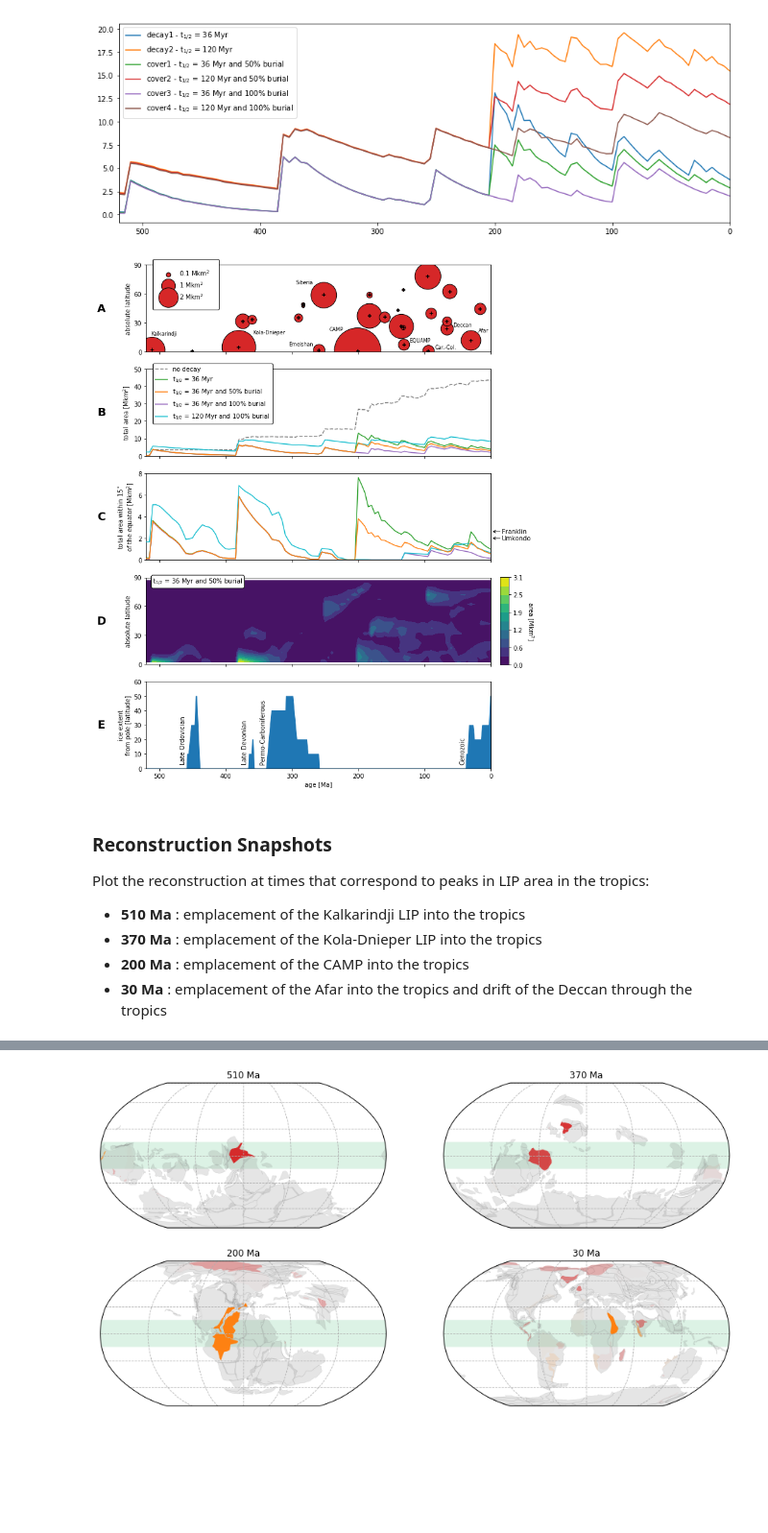
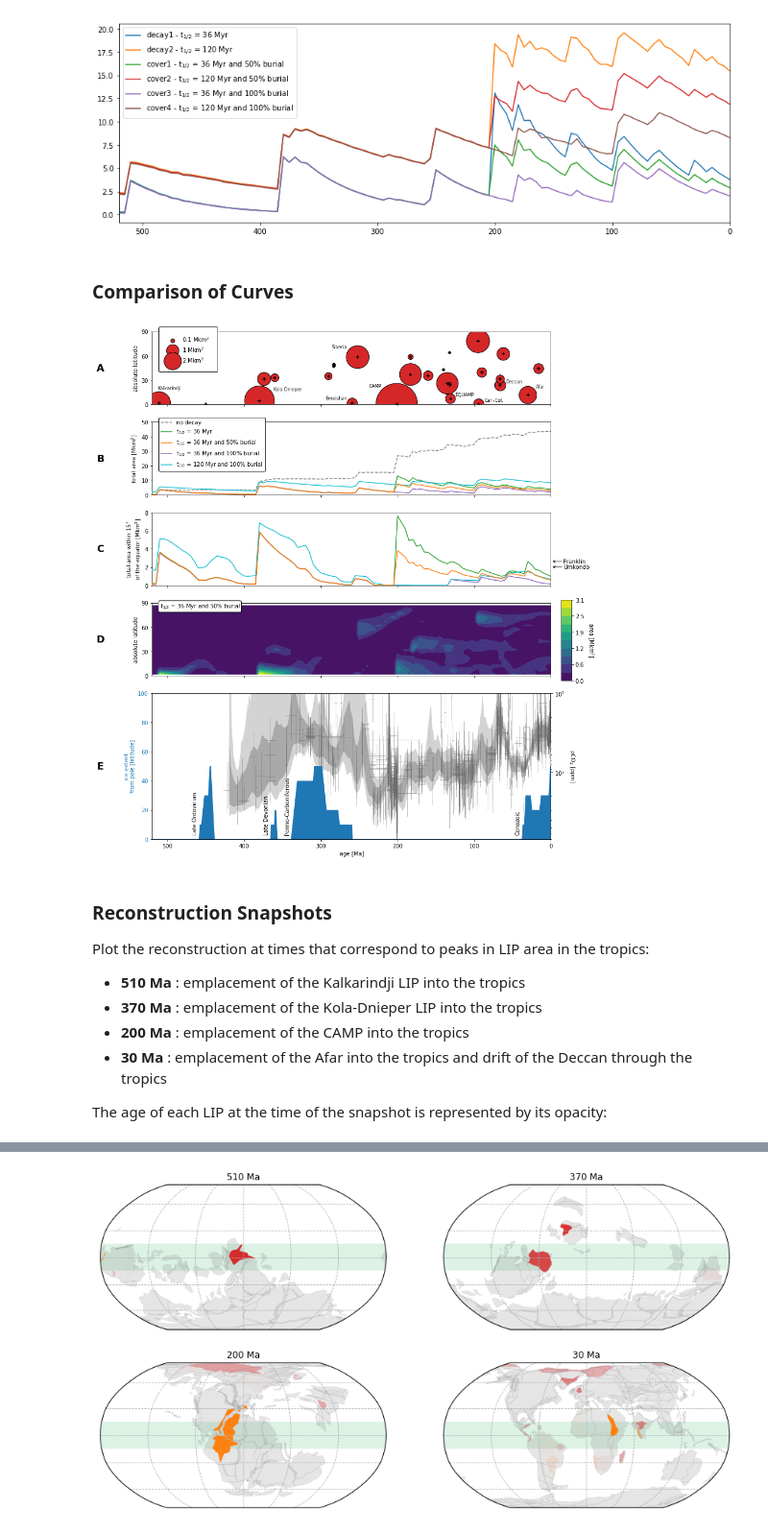
Before and after one commit to Swanson-Hysell-Group/2020_large_igneous_provinces, a Jupyter notebook: Code/LIP_Reconstruction.ipynb, the cells around one changed output, grey strips where cells are left out. Shown at 96% size. Saved outputs shown, nothing was run; the diff lists cells and outputs as text; code cells hidden in the pictures; blank space fills up the shorter version.

Commit message:
add pCO2 data to plots
shapefile plotting is broken (but only for some shapefiles) now for some reason... needs looking into

```diff
--- a/Code/LIP_Reconstruction.ipynb
+++ b/Code/LIP_Reconstruction.ipynb
@@ -63,6 +65,14 @@ craton_feature_collection = pygplates.FeatureCollection.read(root+'Paleogeo_mode
 model = root+'Paleogeo_models/TC2017_SHM2017_D2018.rot'
 # %%
 ice = pd.read_csv('../Data/Ice_Extent.csv')
+# %%
+pCO2_alkenones = pd.read_csv('../Data/Foster2017a_alkenones.csv')
+pCO2_boron = pd.read_csv('../Data/Foster2017a_boron.csv')
+pCO2_liverworts = pd.read_csv('../Data/Foster2017a_liverworts.csv')
+pCO2_paleosols = pd.read_csv('../Data/Foster2017a_paleosols.csv')
+pCO2_stomat = pd.read_csv('../Data/Foster2017a_stomat.csv')
+
+pCO2_LOESS = pd.read_csv('../Data/Foster2017a_LOESS.csv')
 # %% [markdown]
 ## Analysis Function
 
@@ -891,8 +901,10 @@ ax.legend()
 plt.show(fig)
 # %% [output]
 [figure]
+# %% [markdown]
+### Comparison of Curves
 # %%
-fig, ax = plt.subplots(nrows=5, ncols=1, figsize=(10,15), sharex=True)
+fig, ax = plt.subplots(nrows=5, ncols=1, figsize=(13,17), sharex=True, gridspec_kw={'height_ratios':[1,1,1,1,2]})
 
 ### LIP centroids
 
@@ -909,23 +921,23 @@ l2 = ax[0].scatter([],[], s=1000000*scatter_size_ratio, facecolor='C3', edgecolo
 l3 = ax[0].scatter([],[], s=2000000*scatter_size_ratio, facecolor='C3', edgecolor='k')
 box = ax[0].get_position()
 labels = ['0.1 Mkm$^{2}$', '1 Mkm$^{2}$', '2 Mkm$^{2}$']
-ax[0].text(513, 19, 'Kalkarindji', fontsize=8,
+ax[0].text(513, 20, 'Kalkarindji', fontsize=8,
            horizontalalignment='left',verticalalignment='center')
-ax[0].text(359, 20, 'Kola-Dnieper', fontsize=8,
+ax[0].text(362, 19, 'Kola-Dnieper', fontsize=8,
            horizontalalignment='left',verticalalignment='center')
-ax[0].text(268, 8, 'Emeishan', fontsize=8,
+ax[0].text(266, 8, 'Emeishan', fontsize=8,
            horizontalalignment='right',verticalalignment='center')
-ax[0].text(268, 72, 'Siberia', fontsize=8,
+ax[0].text(266, 71, 'Siberia', fontsize=8,
            horizontalalignment='right',verticalalignment='center')
-ax[0].text(223, 23, 'CAMP', fontsize=8,
+ax[0].text(221, 23, 'CAMP', fontsize=8,
            horizontalalignment='right',verticalalignment='center')
-ax[0].text(123, 12, 'EQUAMP', fontsize=8,
+ax[0].text(125, 12, 'EQUAMP', fontsize=8,
            horizontalalignment='left',verticalalignment='center')
-ax[0].text(85, 5, 'Car.-Col.', fontsize=8,
+ax[0].text(87, 5, 'Car.-Col.', fontsize=8,
            horizontalalignment='left',verticalalignment='center')
-ax[0].text(57, 28, 'Deccan', fontsize=8,
+ax[0].text(59, 28, 'Deccan', fontsize=8,
            horizontalalignment='left',verticalalignment='center')
-ax[0].text(19, 22, 'Afar', fontsize=8,
+ax[0].text(20, 22, 'Afar', fontsize=8,
            horizontalalignment='left',verticalalignment='center')
 ax[0].legend([l1, l2, l3], labels,
              borderpad=1.5,edgecolor='k',facecolor='white',loc='upper left',bbox_to_anchor=(0.01,1.1),framealpha=1)
@@ -981,7 +993,7 @@ ax[2].text(1.031, Umkondo_y, 'Umkondo', fontsize=10,
 values = abs_areas_LIPs_cover1_df.values[:,3:]/1e6
 levels = np.linspace(np.min(values),np.max(values),11)
 cntrf = ax[3].contourf(ts, abs_areas_LIPs_cover1_df['lat_mids'], values, cmap='viridis', levels=levels)
-cbar_position = fig.add_axes([0.92,0.28,0.02,0.132])
+cbar_position = fig.add_axes([0.92,0.361,0.02,0.12])
 cbar = fig.colorbar(cntrf, cax=cbar_position)
 cbar.set_ticks(np.linspace(np.min(values),np.max(values),6))
 cbar.set_ticklabels(np.round(np.linspace(np.min(values),np.max(values),6),1))
@@ -989,36 +1001,76 @@ cbar.ax.set_ylabel('area [Mkm$^{2}$]', rotation=270, labelpad=20)
 ax[3].set_ylabel('absolute latitude')
 ax[3].set_yticks([0,30,60,90])
 ax[3].text(0.02, 0.95, 't$_{1/2}$ = 36 Myr and 50% burial',
            bbox=dict(facecolor='white', edgecolor='k', boxstyle='round'),
            horizontalalignment='left',verticalalignment='center',transform=ax[3].transAxes)
 ax[3].text(-0.13, 0.5, 'D', fontweight='bold', fontsize=18,
            horizontalalignment='center',verticalalignment='center',transform=ax[3].transAxes)
 
 ### ICE EXTENT
 
 ax[4].fill_between(ice['AGE (MA)'], ice['LATITUDE FROM POLE'], color='C0')
 ax[4].set_xlabel('age [Ma]')
-ax[4].set_ylabel('ice extent\nfrom pole [latitude]')
-ax[4].set_ylim(0,60)
+ax[4].set_ylabel('ice extent\nfrom pole [latitude]', color='C0')
+ax[4].tick_params(axis='y', labelcolor='C0')
+ax[4].set_ylim(0,100)
 ax[4].text(464, 3, 'Late Ordovician', rotation=90,
            horizontalalignment='center',verticalalignment='bottom')
 ax[4].text(371, 3, 'Late Devonian', rotation=90,
            horizontalalignment='center',verticalalignment='bottom')
 ax[4].text(344, 3, 'Permo-Carboniferous', rotation=90,
            horizontalalignment='center',verticalalignment='bottom')
 ax[4].text(43, 3, 'Cenozoic', rotation=90,
            horizontalalignment='center',verticalalignment='bottom')
 ax[4].text(-0.13, 0.5, 'E', fontweight='bold', fontsize=18,
            horizontalalignment='center',verticalalignment='center',transform=ax[4].transAxes)
+ax[4].patch.set_visible(False) # hide the 'canvas' so I can plot the pCO2 below it
+
+### pCO2
+
+twinax = ax[4].twinx()
+twinax.set_zorder(ax[4].get_zorder()-1) # put the twinax behind
+twinax.set_yscale('log')
+twinax.fill_between(x=pCO2_LOESS['Age (Ma)'],y1=pCO2_LOESS['lw95%'],y2=pCO2_LOESS['up95%'],
+                    facecolor='lightgrey', zorder=1)
+twinax.fill_between(x=pCO2_LOESS['Age (Ma)'],y1=pCO2_LOESS['lw68%'],y2=pCO2_LOESS['up68%'],
+                    facecolor='darkgrey', zorder=2)
+twinax.errorbar(pCO2_alkenones['Age_Ma'], pCO2_alkenones['CO2_ppm'],
+                xerr=[pCO2_alkenones['Age_Ma']-pCO2_alkenones['Age_young'], pCO2_alkenones['Age_old']-pCO2_alkenones['Age_Ma']],
+                yerr=[pCO2_alkenones['CO2_ppm']-pCO2_alkenones['CO2_low'], pCO2_alkenones['CO2_high']-pCO2_alkenones['CO2_ppm']],
+                linestyle='none', elinewidth=0.5, alpha=0.8, c='dimgrey',
+                label='alkenone $\delta^{13}$C')
+twinax.errorbar(pCO2_boron['Age_Ma'], pCO2_boron['CO2_ppm'],
+                xerr=[pCO2_boron['Age_Ma']-pCO2_boron['Age_young'], pCO2_boron['Age_old']-pCO2_boron['Age_Ma']],
+                yerr=[pCO2_boron['CO2_ppm']-pCO2_boron['CO2_low'], pCO2_boron['CO2_high']-pCO2_boron['CO2_ppm']],
+                linestyle='none', elinewidth=0.5, alpha=0.8, c='dimgrey',
+                label='foraminifera boron isotopes')
+twinax.errorbar(pCO2_liverworts['Age_Ma'], pCO2_liverworts['CO2_ppm'],
+                xerr=[pCO2_liverworts['Age_Ma']-pCO2_liverworts['Age_young'], pCO2_liverworts['Age_old']-pCO2_liverworts['Age_Ma']],
+                yerr=[pCO2_liverworts['CO2_ppm']-pCO2_liverworts['CO2_low'], pCO2_liverworts['CO2_high']-pCO2_liverworts['CO2_ppm']],
+                linestyle='none', elinewidth=0.5, alpha=0.8, c='dimgrey',
+                label='liverwort $\delta^{13}$C')
+twinax.errorbar(pCO2_paleosols['Age_Ma'], pCO2_paleosols['CO2_ppm'],
+                xerr=[pCO2_paleosols['Age_Ma']-pCO2_paleosols['Age_young'], pCO2_paleosols['Age_old']-pCO2_paleosols['Age_Ma']],
+                yerr=[pCO2_paleosols['CO2_ppm']-pCO2_paleosols['CO2_low'], pCO2_paleosols['CO2_high']-pCO2_paleosols['CO2_ppm']],
+                linestyle='none', elinewidth=0.5, alpha=0.8, c='dimgrey',
+                label='pedogenic carbonate $\delta^{13}$C')
+twinax.errorbar(pCO2_stomat['Age_Ma'], pCO2_stomat['CO2_ppm'],
+                xerr=[pCO2_stomat['Age_Ma']-pCO2_stomat['Age_young'], pCO2_stomat['Age_old']-pCO2_stomat['Age_Ma']],
+                yerr=[pCO2_stomat['CO2_ppm']-pCO2_stomat['CO2_low'], pCO2_stomat['CO2_high']-pCO2_stomat['CO2_ppm']],
+                linestyle='none', elinewidth=0.5, alpha=0.8, c='dimgrey',
+                label='leaf stomata')
+
+twinax.set_ylim(7000,100)
+twinax.set_ylabel('pCO$_{2}$ [ppm]', rotation=270, labelpad=20)
 
 ### prettify
 
 ax[4].set_xlim(520,0)
 
 #plt.savefig('../Manuscript/Figures/LIP_Areas.pdf', bbox_inches='tight')
 plt.show(fig)
 # %% [output]
-[figure, old version]
+[figure, new version]
 # %% [markdown]
 ### Reconstruction Snapshots
 
@@ -1028,3 +1080,5 @@ Plot the reconstruction at times that correspond to peaks in LIP area in the tro
 * **370 Ma** : emplacement of the Kola-Dnieper LIP into the tropics
 * **200 Ma** : emplacement of the CAMP into the tropics
 * **30 Ma** : emplacement of the Afar into the tropics and drift of the Deccan through the tropics
+
+The age of each LIP at the time of the snapshot is represented by its opacity:
```
Also changed, not shown: parts of 6 cells of this notebook.
